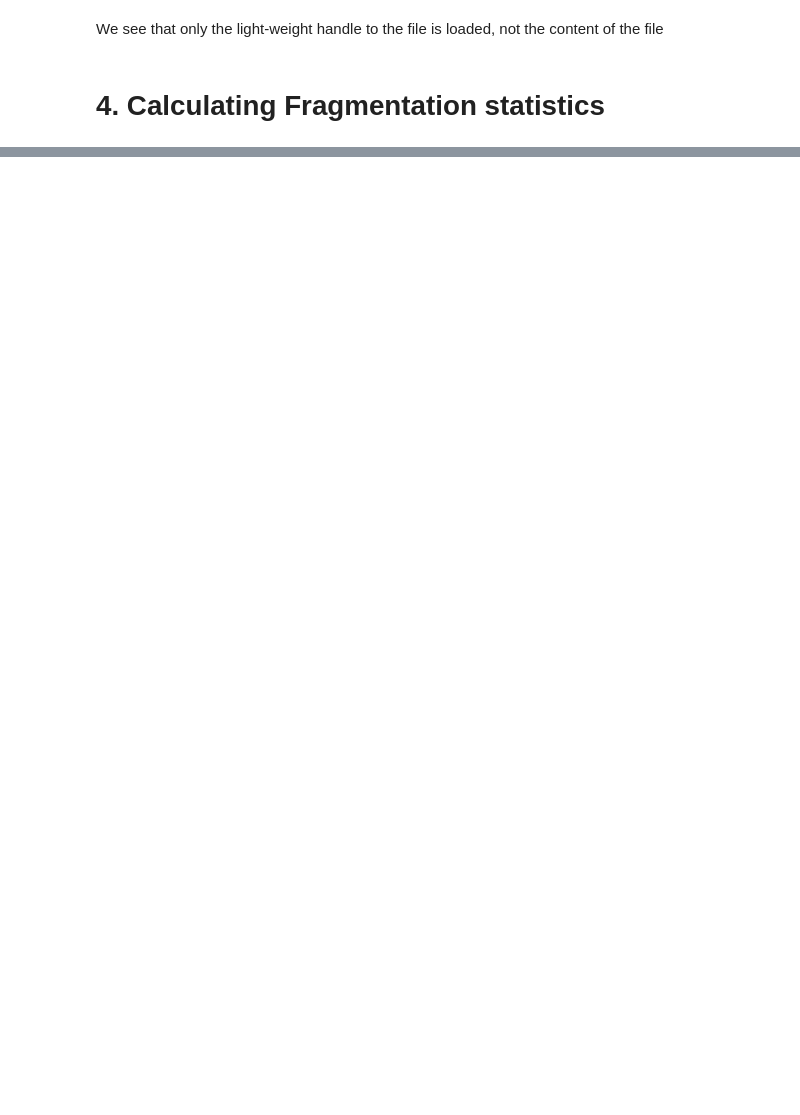
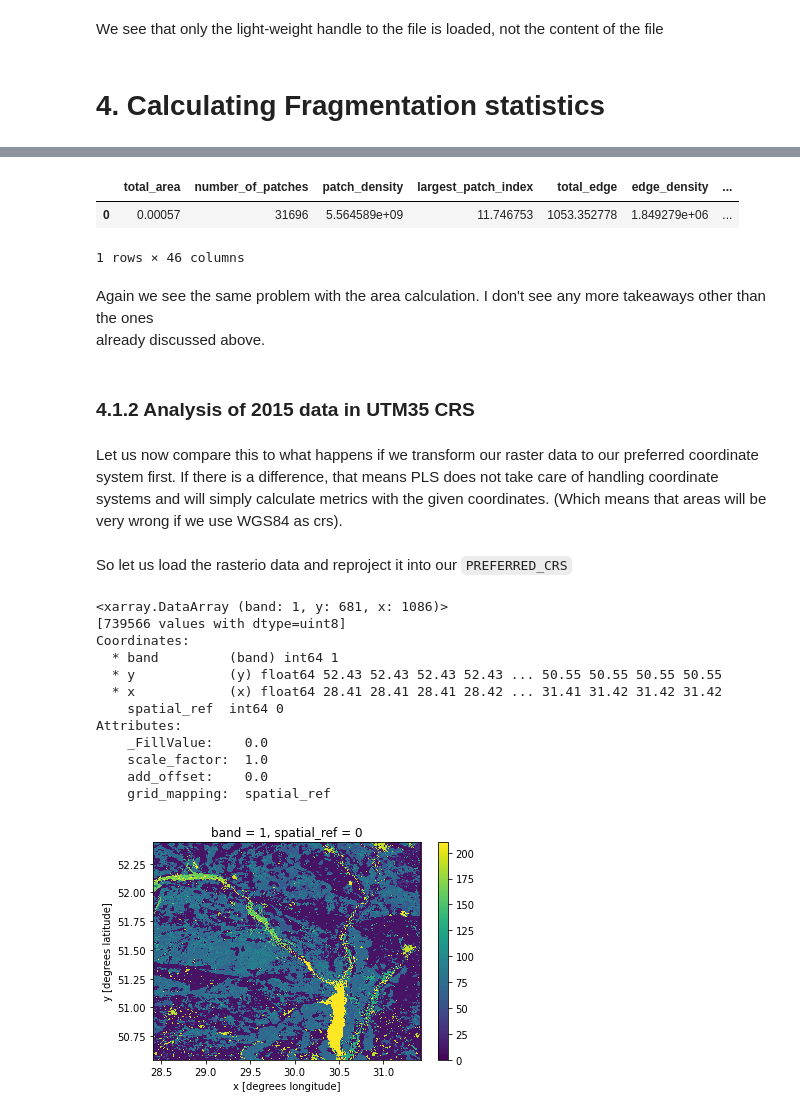
Before and after one commit to ai4er-cdt/geograph, a Jupyter notebook: notebooks/exploratory/svm-2-first-fragmentation-analysis.ipynb, the cells around one changed output, grey strips where cells are left out. Cells and saved outputs as stored; diff of their text form; code cells hidden in the pictures; blank space fills up the shorter version.

Commit message:
exp: add investigation of pylandstats in 2 different coordinate systems

```diff
--- a/notebooks/exploratory/svm-2-first-fragmentation-analysis.ipynb
+++ b/notebooks/exploratory/svm-2-first-fragmentation-analysis.ipynb
@@ -212,7 +213,13 @@ for the years 1992 to 2015.
 bbox_landcovers = {}
 
 for year, data_path in tqdm.notebook.tqdm(esa_cci_landcovers.items()):
-    logging.info(f"Processing year {year}")
+
+    out_tif = GWS_DATA_DIR / "esa_cci_rois" / f"esa_cci_{year}_chernobyl.geojson"
+    if os.path.exists(out_tif):
+        logging.info(f"Processed data for {year} exists. Skipping")
+        continue
+    else:
+        logging.info(f"Processing year {year}")
 
     # Crop to bbox around regions of interest
     with rasterio.open(data_path, "r") as data:
@@ -227,7 +234,6 @@ for year, data_path in tqdm.notebook.tqdm(esa_cci_landcovers.items()):
                  "crs": CRS.from_string(WGS84)})
 
     # Write clipping to disk
-    out_tif = GWS_DATA_DIR / "esa_cci_rois" / f"esa_cci_{year}_chernobyl.geojson"
     with rasterio.open(out_tif, "w", **out_meta) as dest:
         dest.write(out_img)
 
@@ -260,0 +273,2 @@ We see that only the light-weight handle to the file is loaded, not the content
+# %%
+input_filepaths = [GWS_DATA_DIR / "esa_cci_rois" / f"esa_cci_{year}_chernobyl.geojson" for year in range(1992, 2016)]
@@ -260,0 +433,37 @@ We see that only the light-weight handle to the file is loaded, not the content
+# %%
+chernobyl_2015_wgs84_landscape_metrics.head()
+# %% [output]
+|  | total_area | number_of_patches | patch_density | largest_patch_index | total_edge | edge_density | ... |
+| 0 | 0.00057 | 31696 | 5.564589e+09 | 11.746753 | 1053.352778 | 1.849279e+06 | ... |
+1 rows × 46 columns
+# %% [markdown]
+Again we see the same problem with the area calculation. I don't see any more takeaways other than the ones
+already discussed above.
+# %% [markdown]
+### 4.1.2 Analysis of 2015 data in UTM35 CRS
+# %% [markdown]
+Let us now compare this to what happens if we transform our raster data to our preferred coordinate system first.
+If there is a difference, that means PLS does not take care of handling coordinate systems and will simply calculate
+metrics with the given coordinates. (Which means that areas will be very wrong if we use WGS84 as crs).
+# %% [markdown]
+So let us load the rasterio data and reproject it into our `PREFERRED_CRS`
+# %%
+data_wgs84 = rxr.open_rasterio(input_filepaths[-1])
+data_wgs84.x.attrs["units"] = "degrees longitude"
+data_wgs84.y.attrs["units"] = "degrees latitude"
+data_wgs84.plot()
+data_wgs84
+# %% [output]
+<xarray.DataArray (band: 1, y: 681, x: 1086)>
+[739566 values with dtype=uint8]
+Coordinates:
+  * band         (band) int64 1
+  * y            (y) float64 52.43 52.43 52.43 52.43 ... 50.55 50.55 50.55 50.55
+  * x            (x) float64 28.41 28.41 28.41 28.42 ... 31.41 31.42 31.42 31.42
+    spatial_ref  int64 0
+Attributes:
+    _FillValue:    0.0
+    scale_factor:  1.0
+    add_offset:    0.0
+    grid_mapping:  spatial_ref
+[figure, added]
```
Also changed, not shown: parts of 72 cells of this notebook.
